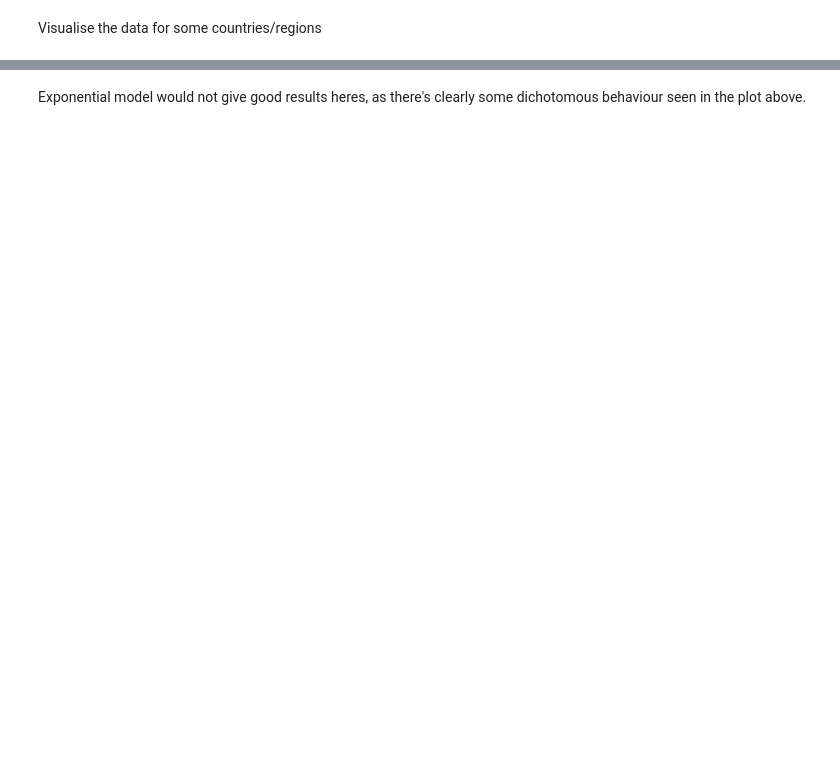
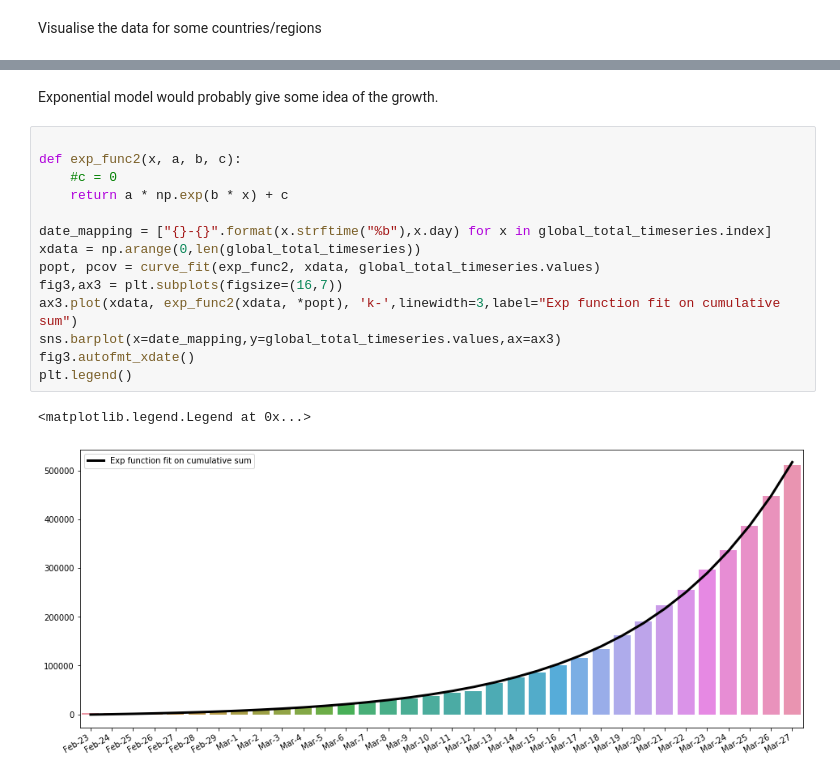
Before and after one commit to johmakinen/COVID-19, a Jupyter notebook: visuals.py.ipynb, the cells around one changed output, grey strips where cells are left out. Saved outputs shown, nothing was run; the diff lists cells and outputs as text; blank space fills up the shorter version.

```diff
--- a/visuals.py.ipynb
+++ b/visuals.py.ipynb
@@ -160,2 +152,19 @@ fig2.autofmt_xdate()
-# %% [markdown]
-Exponential model would not give good results heres, as there's clearly some dichotomous behaviour seen in the plot above.
+# %% [markdown]
+Exponential model would probably give some idea of the growth.
+# %%
+
+def exp_func2(x, a, b, c):
+    #c = 0
+    return a * np.exp(b * x) + c
+
+date_mapping = ["{}-{}".format(x.strftime("%b"),x.day) for x in global_total_timeseries.index]
+xdata = np.arange(0,len(global_total_timeseries))
+popt, pcov = curve_fit(exp_func2, xdata, global_total_timeseries.values)
+fig3,ax3 = plt.subplots(figsize=(16,7))
+ax3.plot(xdata, exp_func2(xdata, *popt), 'k-',linewidth=3,label="Exp function fit on cumulative sum")
+sns.barplot(x=date_mapping,y=global_total_timeseries.values,ax=ax3)
+fig3.autofmt_xdate()
+plt.legend()
+# %% [output]
+<matplotlib.legend.Legend at 0x...>
+[figure, added]
```
Also changed, not shown: parts of 16 cells of this notebook.
